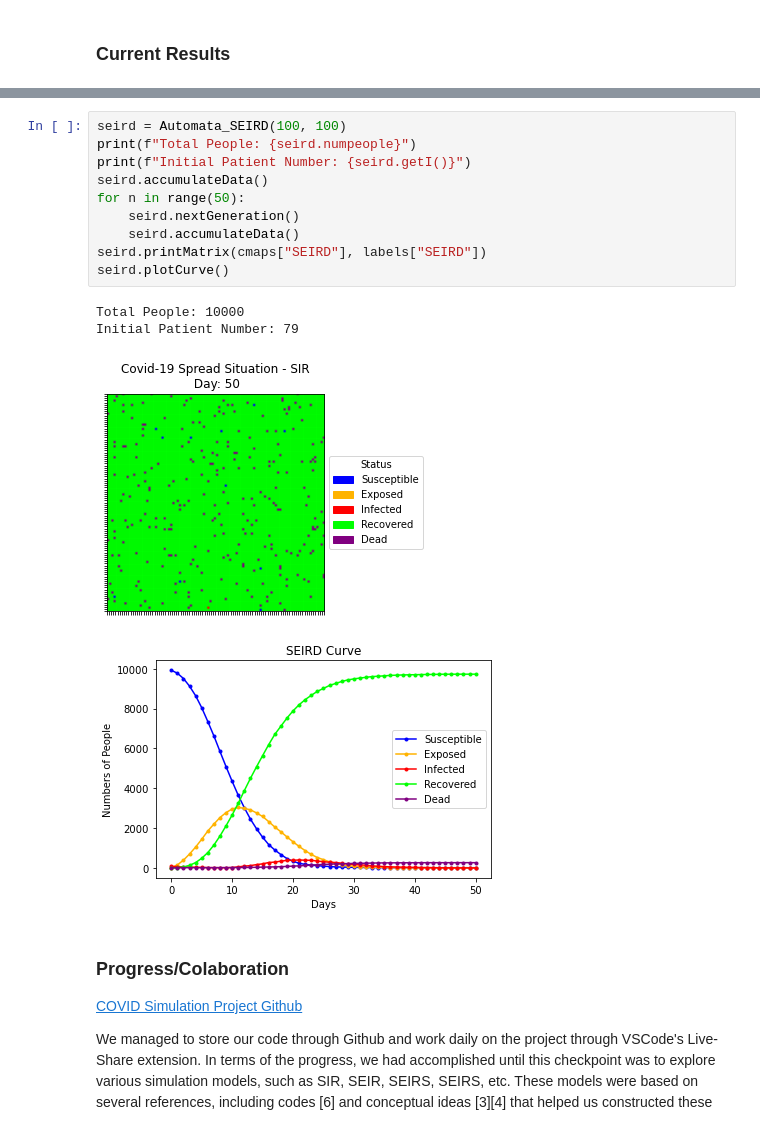
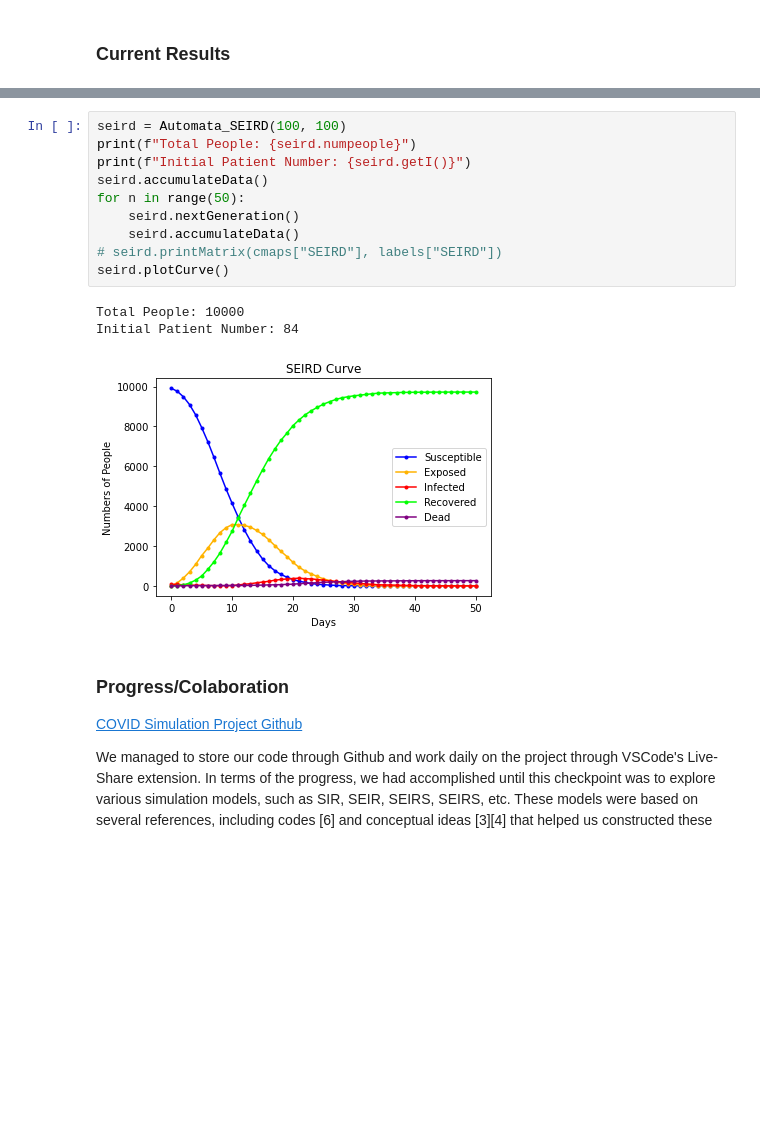
Before and after one commit to pohsienhsu/6730-Covid-Simulation, a Jupyter notebook: code.ipynb, the cells around one changed output, grey strips where cells are left out. Saved outputs shown, nothing was run; the diff lists cells and outputs as text; blank space fills up the shorter version.

```diff
--- a/code.ipynb
+++ b/code.ipynb
@@ -131,18 +129,17 @@ Initial Patient Number: 109
 # %%
 seird = Automata_SEIRD(100, 100)
 print(f"Total People: {seird.numpeople}")
 print(f"Initial Patient Number: {seird.getI()}")
 seird.accumulateData()
 for n in range(50):
     seird.nextGeneration()
     seird.accumulateData()
-seird.printMatrix(cmaps["SEIRD"], labels["SEIRD"])
+# seird.printMatrix(cmaps["SEIRD"], labels["SEIRD"])
 seird.plotCurve()
 # %% [output]
 Total People: 10000
-Initial Patient Number: 79
+Initial Patient Number: 84
-[figure, old version]
+[figure, new version]
-[figure, removed]
 # %% [markdown]
 ### Progress/Colaboration
 [COVID Simulation Project Github](https://github.gatech.edu/phsu40/6730-Covid-Simulation)
```
Also changed, not shown: parts of 6 cells of this notebook, 3 other files.
